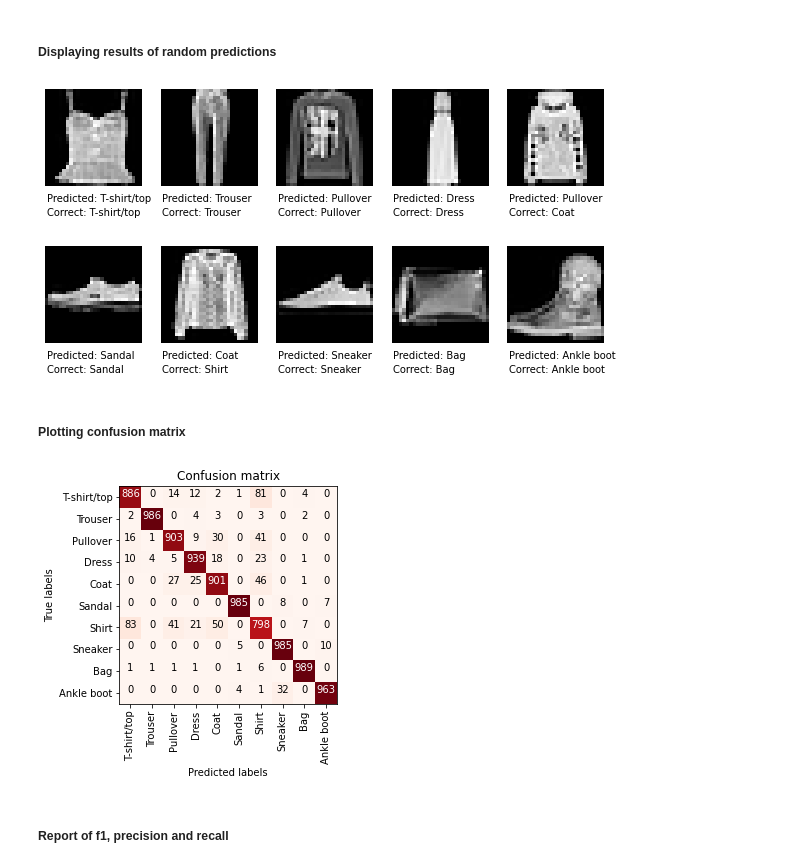
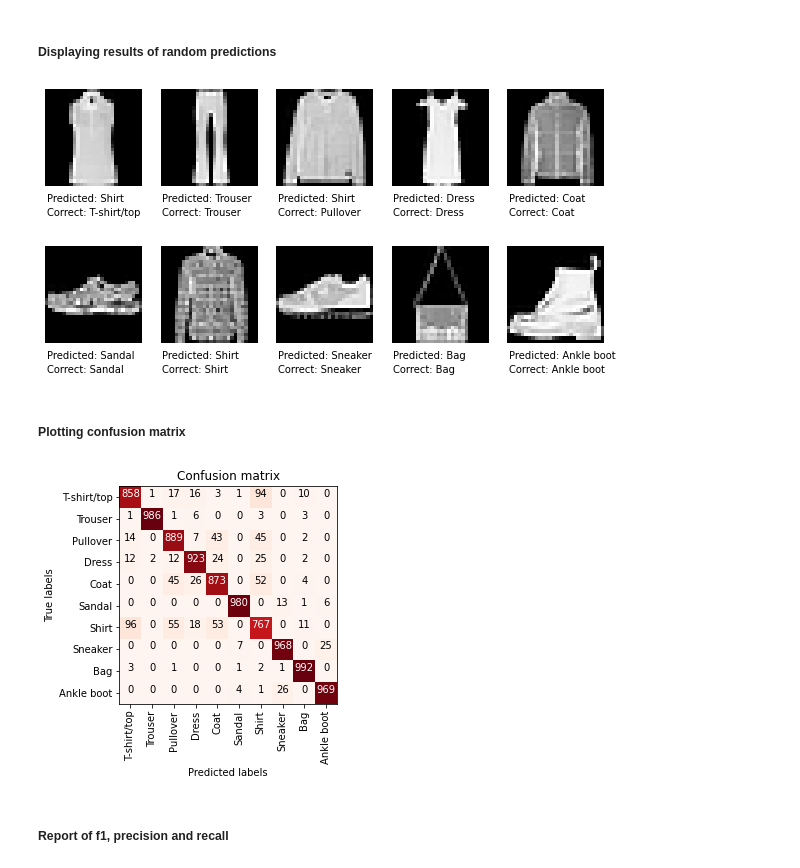
Before and after one commit to AkhilSinghRana/Fashion-MNIST-CNN, a Jupyter notebook: notebooks/classification_main.ipynb, the cells around one changed output. Saved outputs shown, nothing was run; the diff lists cells and outputs as text; code cells hidden in the pictures.

```diff
--- a/notebooks/classification_main.ipynb
+++ b/notebooks/classification_main.ipynb
@@ -231,0 +101,7 @@ _________________________________________________________________
+# %%
+%run ../code/util/model.py
+
+model_obj = GenerateModel(args)
+cnn_model = model_obj.cnn_model(modelArchitecture=args.model_arch) #Default Architecture is Custom finetuned
+
+cnn_model.summary()
@@ -302,7 +196,7 @@ Determine loss and accuracy of all models.
 test_loss = []
 test_accs = []
 
-for i in range(0,iterations):
+for i in range(0,1):
     cnn_ = tf.keras.models.load_model("fashion_mnist-%i.hdf5" % i)
 
     score = cnn_.evaluate(X_test_shaped, y_test_shaped, verbose=0)
@@ -354,8 +247,8 @@ plot_acc_loss('validation', histories, 'val_accuracy', 'val_loss')
 ## Evaluation for one model
 # %%
 RUN = 0 # you can choose one of the different models trained above
-model = create_model()
-model.load_weights("fashion_mnist-%i.hdf5" % RUN)
+#model = create_model()
+cnn_model.load_weights("fashion_mnist-%i.hdf5" % RUN)
 # %% [markdown]
 ##### Plotting accuracy and loss for one model
 # %%
@@ -409,7 +302,7 @@ def plot_sample_predictions(classes, model, X_test, y_test):
 
             fig.set_size_inches(10, 20)
 
-            x_reshape = X.reshape([1,img_height,img_width,channels])
+            x_reshape = X.reshape([1,args.img_h,args.img_w,args.num_channels])
             axis.text(0,32,'Predicted: {}'.format(classes[np.argmax(model.predict(x_reshape))]))
             axis.text(0,36,'Correct: {}'.format((classes)[y]))
             axis.imshow(np.squeeze(X), cmap='gray')
@@ -417,10 +310,10 @@ def plot_sample_predictions(classes, model, X_test, y_test):
             class_ +=1
     plt.show()
 # %%
-plot_sample_predictions(list(fashion_classes.values()), model, X_test_shaped, y_test)
+plot_sample_predictions(list(fashion_classes.values()), cnn_model, X_test_shaped, y_test)
 # %% [output]
-[figure, old version]
+[figure, new version]
-[figure, old version]
+[figure, new version]
 # %% [markdown]
 ##### Plotting confusion matrix
 # %%
@@ -448,10 +341,10 @@ def plot_confusion_matrix(cm, class_, title='Confusion matrix', cmap=plt.cm.Reds
     plt.xlabel('Predicted labels')
     plt.show()
 # %%
-predictions = model.predict_classes(X_test_shaped, verbose=0)
+predictions = cnn_model.predict_classes(X_test_shaped, verbose=0)
 plot_confusion_matrix(confusion_matrix(y_test, predictions), list(fashion_classes.values()))
 # %% [output]
-[figure, old version]
+[figure, new version]
 # %% [markdown]
 ##### Report of f1, precision and recall
 # %%
```
Also changed, not shown: parts of 22 cells of this notebook, 13 other files.
